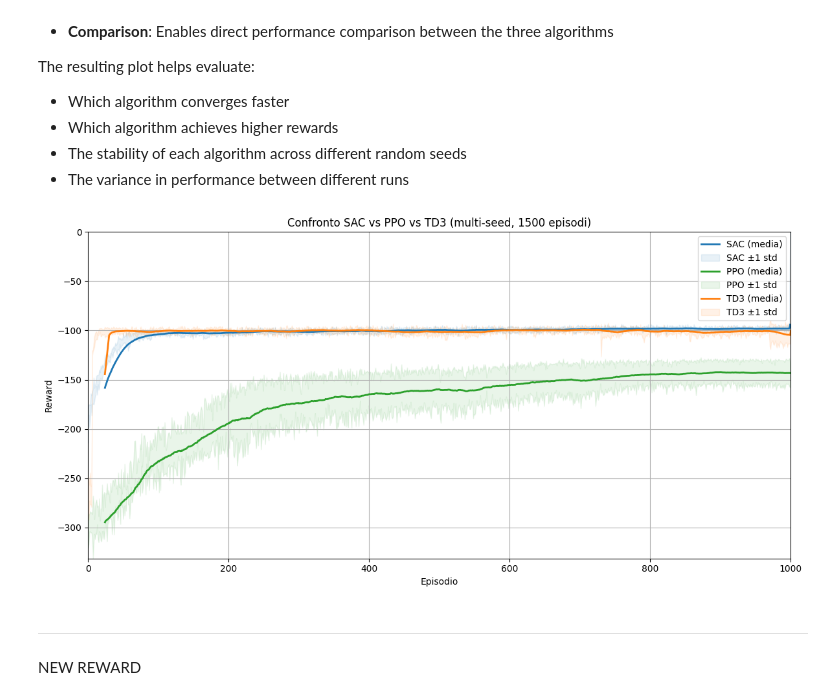
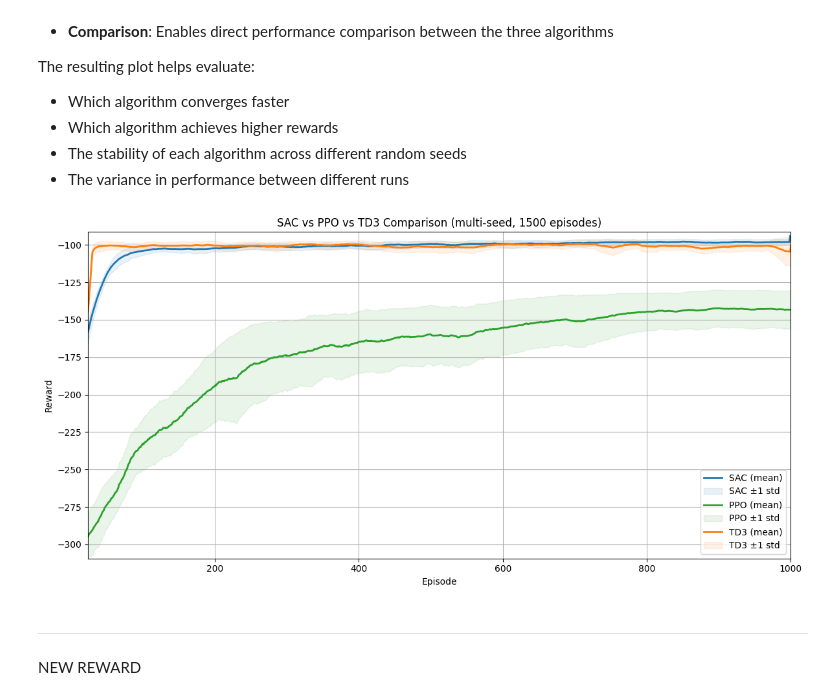
Before and after one commit to Isla-lab/CityLearnRL-Bioinformatica, a Jupyter notebook: notebooks/models/PPO_TD3_tutorial.ipynb, the cells around one changed output. Drawn from its saved outputs; the diff is of its cells as text; code cells hidden in the pictures.

```diff
--- a/notebooks/models/PPO_TD3_tutorial.ipynb
+++ b/notebooks/models/PPO_TD3_tutorial.ipynb
@@ -1878,22 +1885,27 @@ df_ppo_all.columns = [f'Seed {s}' for s in seeds]
 # Calculate mean and standard deviation
 ppo_mean = df_ppo_all.mean(axis=1)
 ppo_std = df_ppo_all.std(axis=1)
-ppo_smoothed = ppo_mean.rolling(window=25).mean()
+
+# Apply consistent smoothing to both mean and std
+window = 25
+ppo_mean_smooth = ppo_mean.rolling(window=window).mean()
+ppo_std_smooth = ppo_std.rolling(window=window).mean()
 
 # Plot
-fig, ax = plt.subplots(1, 1, figsize=(10, 5))
+fig, ax = plt.subplots(figsize=(10, 5))
 
 # (Optional) Plot raw rewards for each seed
 # for i, seed in enumerate(seeds):
 #     ax.plot(df_ppo_all.iloc[:, i], alpha=0.2, label=f'Seed {seed}')
 
-ax.plot(ppo_smoothed, color='green', linewidth=2, label='Mean')
+# Plot smoothed mean
+ax.plot(ppo_mean_smooth, color='green', linewidth=2, label='Mean')
 
-# ±1 standard deviation bands
+# Plot smoothed ±1 std bands
 ax.fill_between(
-    ppo_mean.index,
-    ppo_mean - ppo_std,
-    ppo_mean + ppo_std,
+    ppo_mean_smooth.index,
+    ppo_mean_smooth - ppo_std_smooth,
+    ppo_mean_smooth + ppo_std_smooth,
     color='green',
     alpha=0.1,
     label='±1 std'
@@ -2174,50 +2190,49 @@ The resulting plot helps evaluate:
 import matplotlib.pyplot as plt
 import pandas as pd
 
 # === INPUT ===
-# Assicurati che i seguenti DataFrame esistano e contengano 5 colonne (1 per seed):
+# Make sure the following DataFrames exist and contain 5 columns (1 per seed):
 # df_sac_all, df_ppo_all, df_td3_all
 
-# Funzione di utilità per calcolare media, std e smoothing
-def compute_stats(df, window=25):
-    mean = df.mean(axis=1)
-    std = df.std(axis=1)
-    smoothed = mean.rolling(window=window).mean()
-    return mean, std, smoothed
+# Utility function to compute mean, std, and apply consistent smoothing
+def compute_smoothed_stats(df, window=25):
+    mean = df.mean(axis=1).rolling(window=window).mean()
+    std = df.std(axis=1).rolling(window=window).mean()
+    return mean, std
 
-# Calcolo statistiche
-sac_mean, sac_std, sac_smooth = compute_stats(df_sac_all)
-ppo_mean, ppo_std, ppo_smooth = compute_stats(df_ppo_all)
-td3_mean, td3_std, td3_smooth = compute_stats(df_td3_all)
+# Compute statistics with consistent smoothing
+sac_mean, sac_std = compute_smoothed_stats(df_sac_all)
+ppo_mean, ppo_std = compute_smoothed_stats(df_ppo_all)
+td3_mean, td3_std = compute_smoothed_stats(df_td3_all)
 
 # === PLOT ===
 fig, ax = plt.subplots(1, 1, figsize=(12, 6))
 
 # SAC
-ax.plot(sac_smooth, label='SAC (media)', linewidth=2, color='tab:blue')
+ax.plot(sac_mean, label='SAC (mean)', linewidth=2, color='tab:blue')
 ax.fill_between(sac_mean.index, sac_mean - sac_std, sac_mean + sac_std,
                 alpha=0.1, color='tab:blue', label='SAC ±1 std')
 
 # PPO
-ax.plot(ppo_smooth, label='PPO (media)', linewidth=2, color='tab:green')
+ax.plot(ppo_mean, label='PPO (mean)', linewidth=2, color='tab:green')
 ax.fill_between(ppo_mean.index, ppo_mean - ppo_std, ppo_mean + ppo_std,
                 alpha=0.1, color='tab:green', label='PPO ±1 std')
 
 # TD3
-ax.plot(td3_smooth, label='TD3 (media)', linewidth=2, color='tab:orange')
+ax.plot(td3_mean, label='TD3 (mean)', linewidth=2, color='tab:orange')
 ax.fill_between(td3_mean.index, td3_mean - td3_std, td3_mean + td3_std,
                 alpha=0.1, color='tab:orange', label='TD3 ±1 std')
 
 # Layout
-ax.set_title('Confronto SAC vs PPO vs TD3 (multi-seed, 1500 episodi)')
-ax.set_xlabel('Episodio')
+ax.set_title('SAC vs PPO vs TD3 Comparison (multi-seed, 1500 episodes)')
+ax.set_xlabel('Episode')
 ax.set_ylabel('Reward')
 ax.grid(True)
 ax.legend()
 plt.tight_layout()
 plt.show()
 # %% [output]
-[figure, old version]
+[figure, new version]
 # %% [markdown]
 ---
 
```
Also changed, not shown: parts of 8 cells of this notebook, 14 other files.
